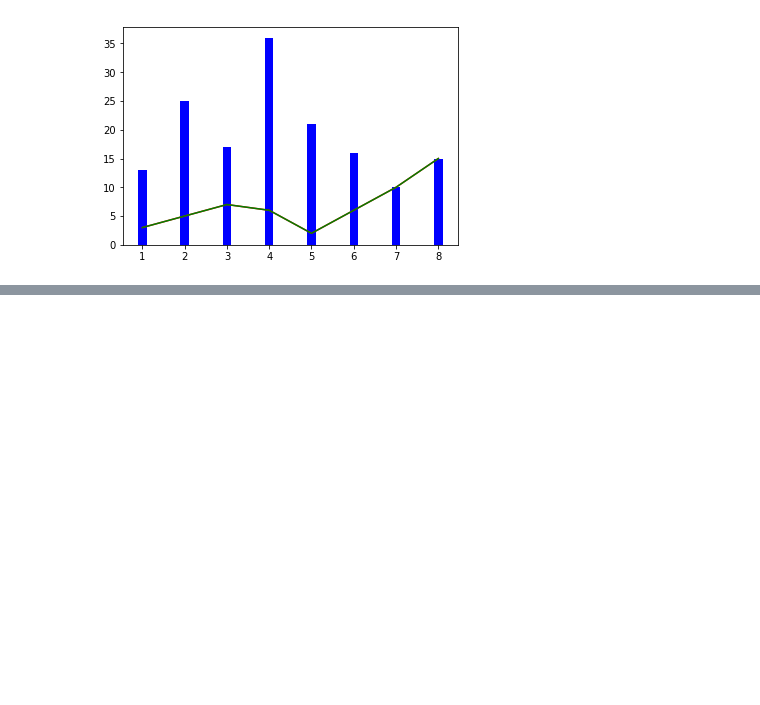
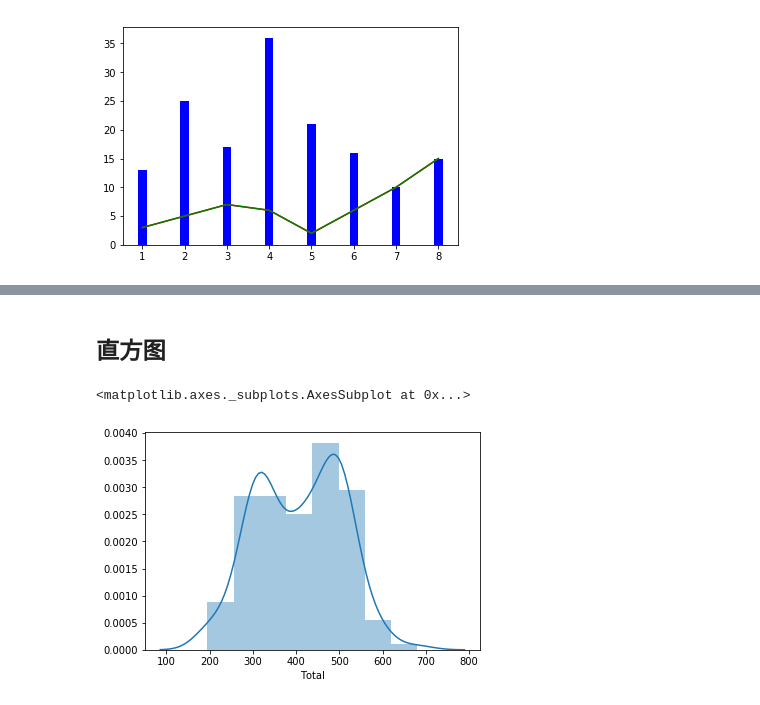
Before and after one commit to ub3132003/pynotebook, a Jupyter notebook: plot/seaborn.ipynb, the cells around one changed output, grey strips where cells are left out. Cells and saved outputs as stored; diff of their text form; code cells hidden in the pictures; blank space fills up the shorter version.

```diff
--- a/plot/seaborn.ipynb
+++ b/plot/seaborn.ipynb
@@ -39,0 +63,7 @@ plt.show()
+# %% [markdown]
+## 直方图
+# %%
+sns.distplot(focusOn.Total)
+# %% [output]
+<matplotlib.axes._subplots.AxesSubplot at 0x...>
+[figure, added]
```
Also changed, not shown: parts of 6 cells of this notebook, 14 other files.
